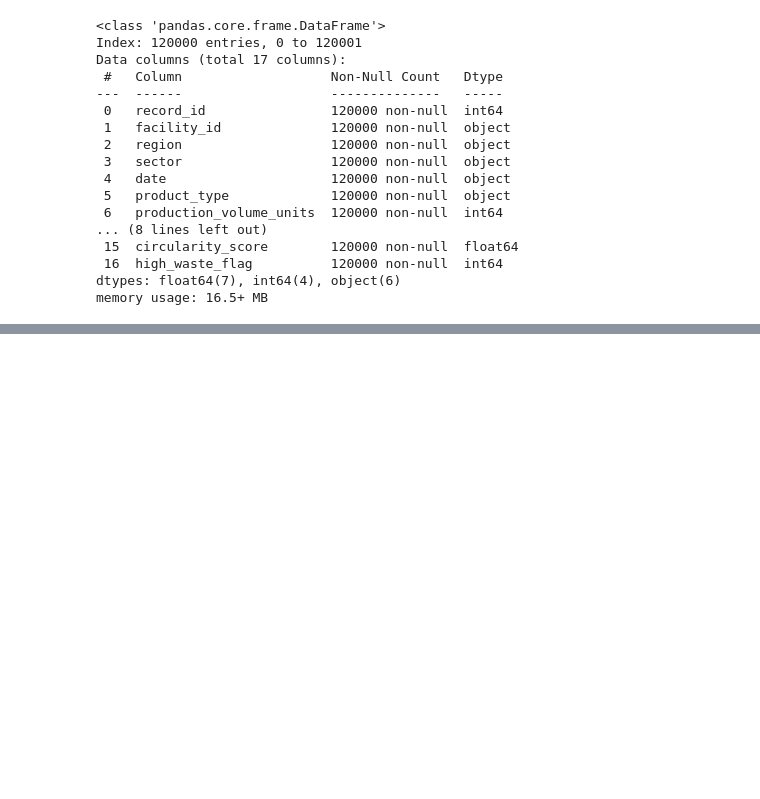
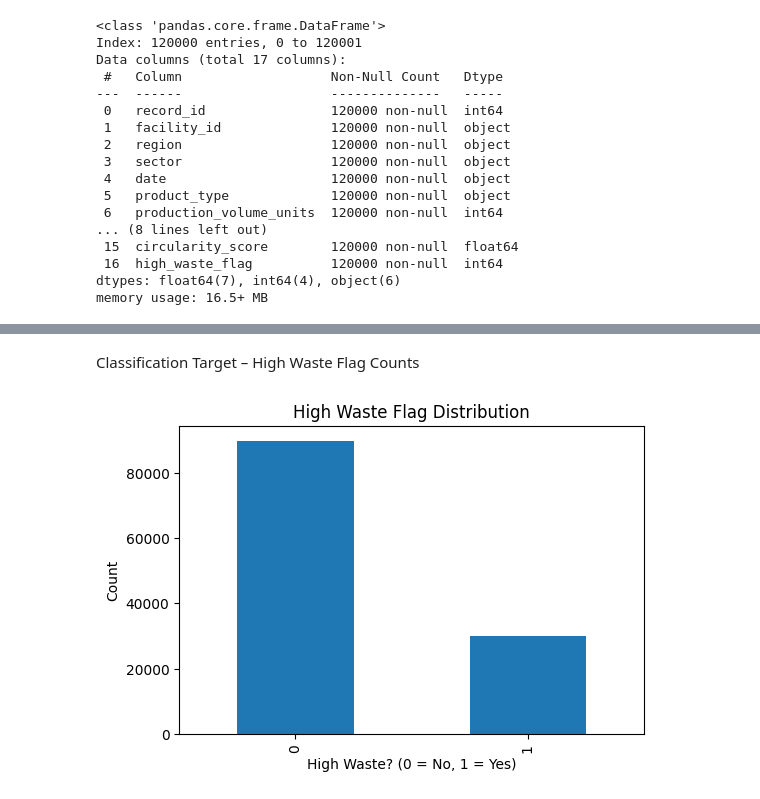
Before and after one commit to Alexander789400/AI-driven-Circular-Economy-Tracker, a Jupyter notebook: Circular_Economy.ipynb, the cells around one changed output, grey strips where cells are left out. Drawn from its saved outputs; the diff is of its cells as text; code cells hidden in the pictures; blank space fills up the shorter version.

```diff
--- a/Circular_Economy.ipynb
+++ b/Circular_Economy.ipynb
@@ -271,0 +319,11 @@ df.drop(columns=["date","record_id","facility_id"],axis=1,inplace=True)
+# %% [markdown]
+Classification Target – High Waste Flag Counts
+# %%
+plt.figure(figsize=(6,4))
+df['high_waste_flag'].value_counts().plot(kind='bar')
+plt.xlabel("High Waste? (0 = No, 1 = Yes)")
+plt.ylabel("Count")
+plt.title("High Waste Flag Distribution")
+plt.show()
+# %% [output]
+[figure, added]
```
Also changed, not shown: parts of 8 cells of this notebook.
